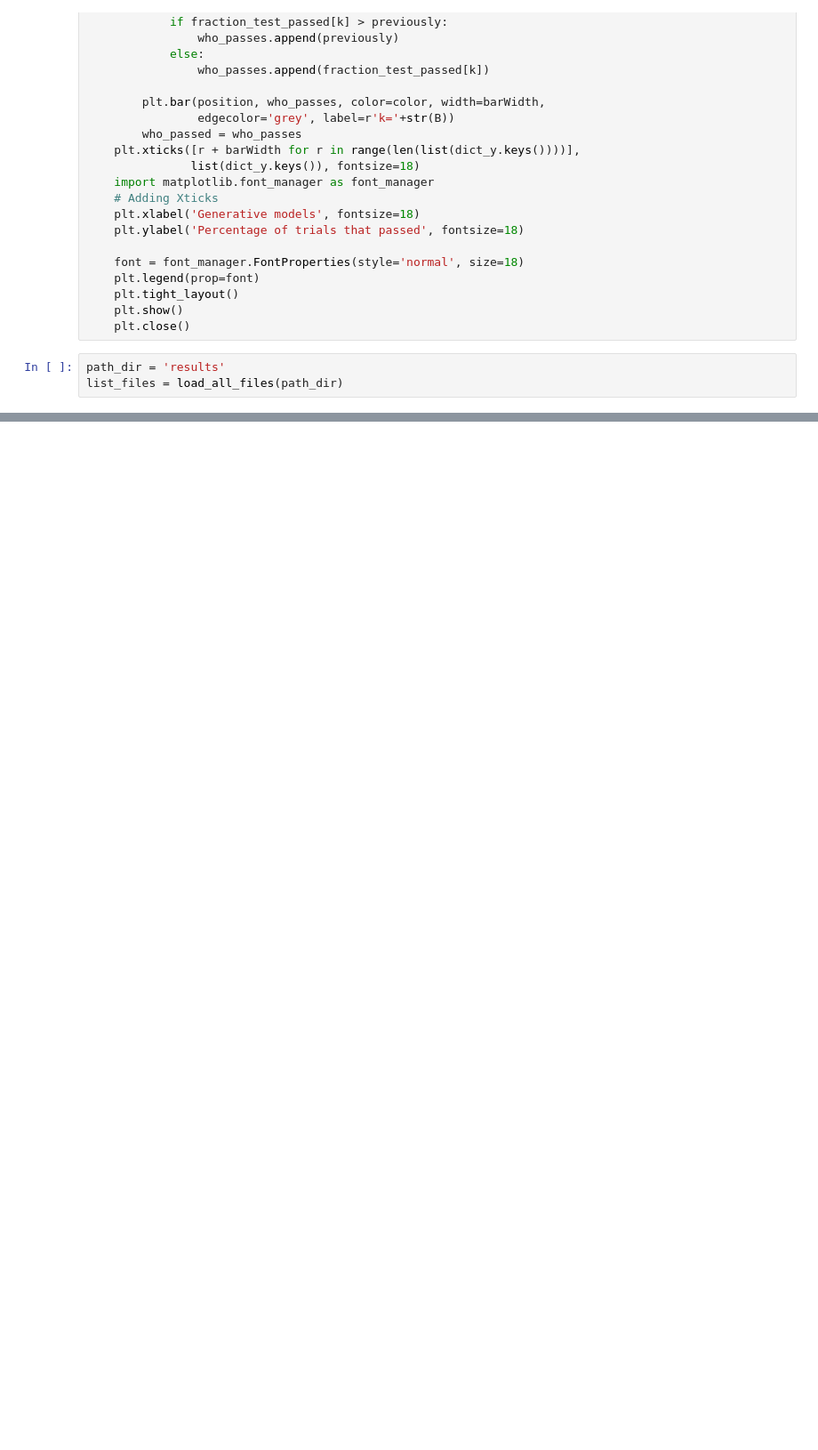
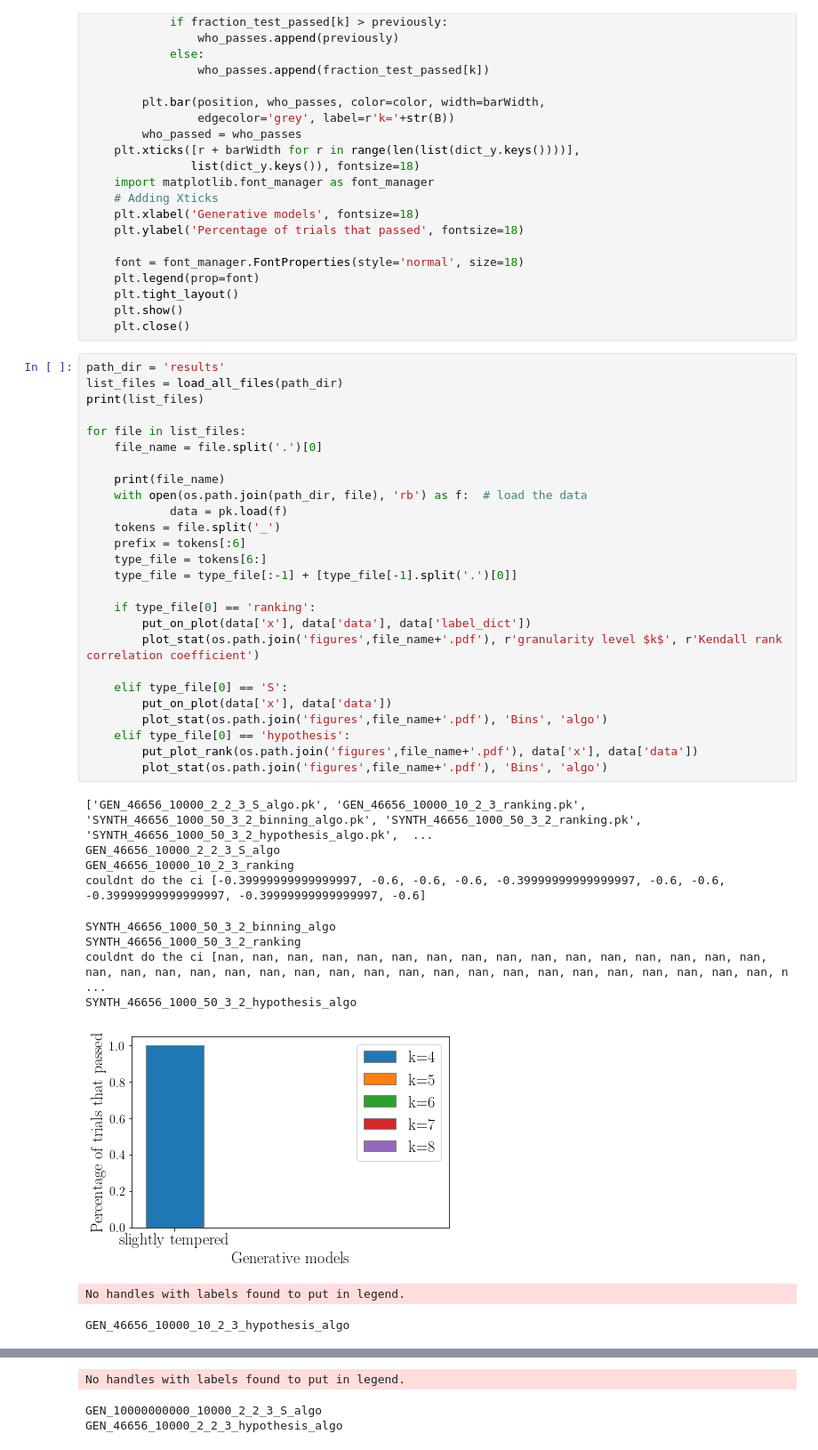
Before and after one commit to AnjaKroon/GenModel, a Jupyter notebook: Plotting.ipynb, the cells around one changed output, grey strips where cells are left out. Shown: that part at 89% size. Cells and saved outputs as stored; diff of their text form; blank space fills up the shorter version.

```diff
--- a/Plotting.ipynb
+++ b/Plotting.ipynb
@@ -133,3 +133,38 @@ def put_plot_rank(filepath, x, dict_y, label_dict=None):
 # %%
 path_dir = 'results'
 list_files = load_all_files(path_dir)
+print(list_files)
+
+for file in list_files:
+    file_name = file.split('.')[0]
+
+    print(file_name)
+    with open(os.path.join(path_dir, file), 'rb') as f:  # load the data
+            data = pk.load(f)
+    tokens = file.split('_')
+    prefix = tokens[:6]
+    type_file = tokens[6:]
+    type_file = type_file[:-1] + [type_file[-1].split('.')[0]]
+
+    if type_file[0] == 'ranking':
+        put_on_plot(data['x'], data['data'], data['label_dict'])
+        plot_stat(os.path.join('figures',file_name+'.pdf'), r'granularity level $k$', r'Kendall rank correlation coefficient')
+
+    elif type_file[0] == 'S':
+        put_on_plot(data['x'], data['data'])
+        plot_stat(os.path.join('figures',file_name+'.pdf'), 'Bins', 'algo')
+    elif type_file[0] == 'hypothesis':
+        put_plot_rank(os.path.join('figures',file_name+'.pdf'), data['x'], data['data'])
+        plot_stat(os.path.join('figures',file_name+'.pdf'), 'Bins', 'algo')
+# %% [output]
+['GEN_46656_10000_2_2_3_S_algo.pk', 'GEN_46656_10000_10_2_3_ranking.pk', 'SYNTH_46656_1000_50_3_2_binning_algo.pk', 'SYNTH_46656_1000_50_3_2_ranking.pk', 'SYNTH_46656_1000_50_3_2_hypothesis_algo.pk',  ...
+GEN_46656_10000_2_2_3_S_algo
+GEN_46656_10000_10_2_3_ranking
+couldnt do the ci [-0.39999999999999997, -0.6, -0.6, -0.6, -0.39999999999999997, -0.6, -0.6, -0.39999999999999997, -0.39999999999999997, -0.6]
+SYNTH_46656_1000_50_3_2_binning_algo
+SYNTH_46656_1000_50_3_2_ranking
+couldnt do the ci [nan, nan, nan, nan, nan, nan, nan, nan, nan, nan, nan, nan, nan, nan, nan, nan, nan, nan, nan, nan, nan, nan, nan, nan, nan, nan, nan, nan, nan, nan, nan, nan, nan, nan, nan, nan, n ...
+SYNTH_46656_1000_50_3_2_hypothesis_algo
+[figure, added]
+No handles with labels found to put in legend.
+GEN_46656_10000_10_2_3_hypothesis_algo
@@ -135,0 +172,3 @@ list_files = load_all_files(path_dir)
+No handles with labels found to put in legend.
+GEN_10000000000_10000_2_2_3_S_algo
+GEN_46656_10000_2_2_3_hypothesis_algo
```
Also changed, not shown: parts of 4 cells of this notebook, 2 other files.
